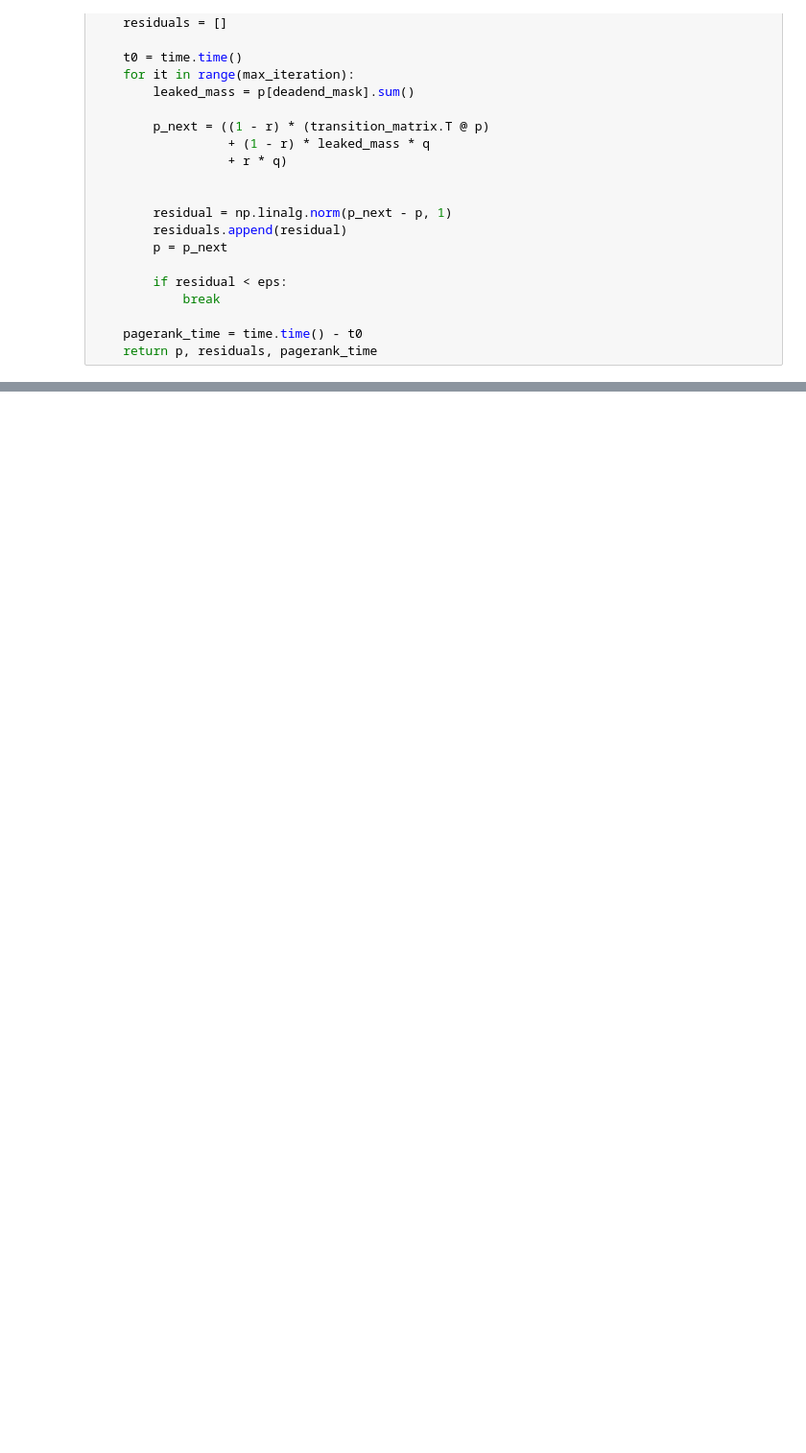
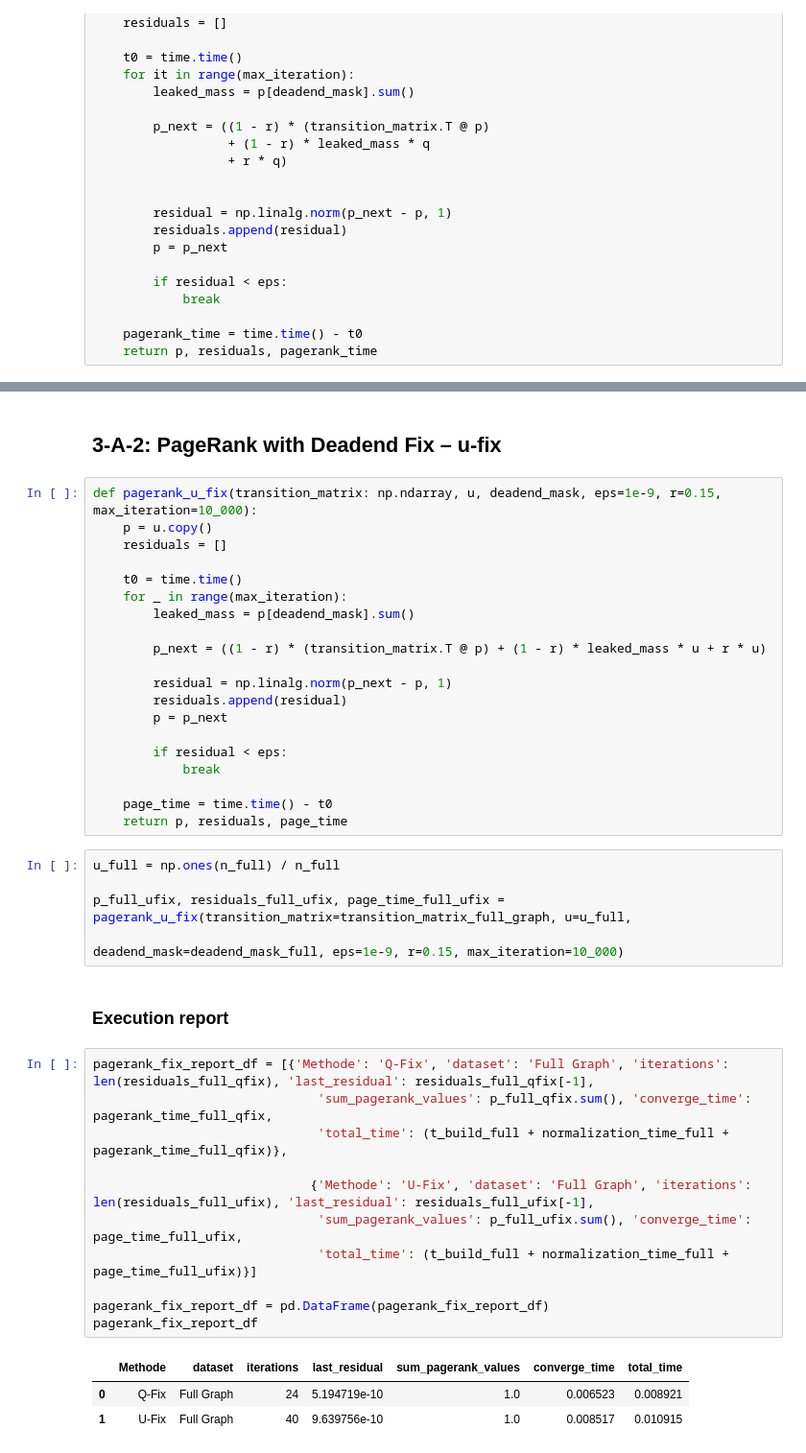
Before and after one commit to pouriaSameti/Mathematics-For-Data-Science, a Jupyter notebook: Project 3/notebook.ipynb, the cells around one changed output, grey strips where cells are left out. Shown at 96% size. Saved outputs shown, nothing was run; the diff lists cells and outputs as text; blank space fills up the shorter version.

Commit message:
Project 3: Add pageRank with Q-Fix and U-fix. Add execution report wrt to pageRank Q-fix & U-fix.

```diff
--- a/Project 3/notebook.ipynb
+++ b/Project 3/notebook.ipynb
@@ -759,0 +745,44 @@ start line: 4
+# %% [markdown]
+## 3-A-2: PageRank with Deadend Fix – u-fix
+# %%
+def pagerank_u_fix(transition_matrix: np.ndarray, u, deadend_mask, eps=1e-9, r=0.15, max_iteration=10_000):
+    p = u.copy()
+    residuals = []
+
+    t0 = time.time()
+    for _ in range(max_iteration):
+        leaked_mass = p[deadend_mask].sum()
+
+        p_next = ((1 - r) * (transition_matrix.T @ p) + (1 - r) * leaked_mass * u + r * u)
+
+        residual = np.linalg.norm(p_next - p, 1)
+        residuals.append(residual)
+        p = p_next
+
+        if residual < eps:
+            break
+
+    page_time = time.time() - t0
+    return p, residuals, page_time
+# %%
+u_full = np.ones(n_full) / n_full
+
+p_full_ufix, residuals_full_ufix, page_time_full_ufix = pagerank_u_fix(transition_matrix=transition_matrix_full_graph, u=u_full,
+                                                                       deadend_mask=deadend_mask_full, eps=1e-9, r=0.15, max_iteration=10_000)
+# %% [markdown]
+### Execution report
+# %%
+pagerank_fix_report_df = [{'Methode': 'Q-Fix', 'dataset': 'Full Graph', 'iterations': len(residuals_full_qfix), 'last_residual': residuals_full_qfix[-1],
+                              'sum_pagerank_values': p_full_qfix.sum(), 'converge_time': pagerank_time_full_qfix,
+                              'total_time': (t_build_full + normalization_time_full + pagerank_time_full_qfix)},
+
+                             {'Methode': 'U-Fix', 'dataset': 'Full Graph', 'iterations': len(residuals_full_ufix), 'last_residual': residuals_full_ufix[-1],
+                              'sum_pagerank_values': p_full_ufix.sum(), 'converge_time': page_time_full_ufix,
+                              'total_time': (t_build_full + normalization_time_full + page_time_full_ufix)}]
+
+pagerank_fix_report_df = pd.DataFrame(pagerank_fix_report_df)
+pagerank_fix_report_df
+# %% [output]
+|  | Methode | dataset | iterations | last_residual | sum_pagerank_values | converge_time | total_time |
+| 0 | Q-Fix | Full Graph | 24 | 5.194719e-10 | 1.0 | 0.006523 | 0.008921 |
+| 1 | U-Fix | Full Graph | 40 | 9.639756e-10 | 1.0 | 0.008517 | 0.010915 |
```
Also changed, not shown: parts of 6 cells of this notebook.
